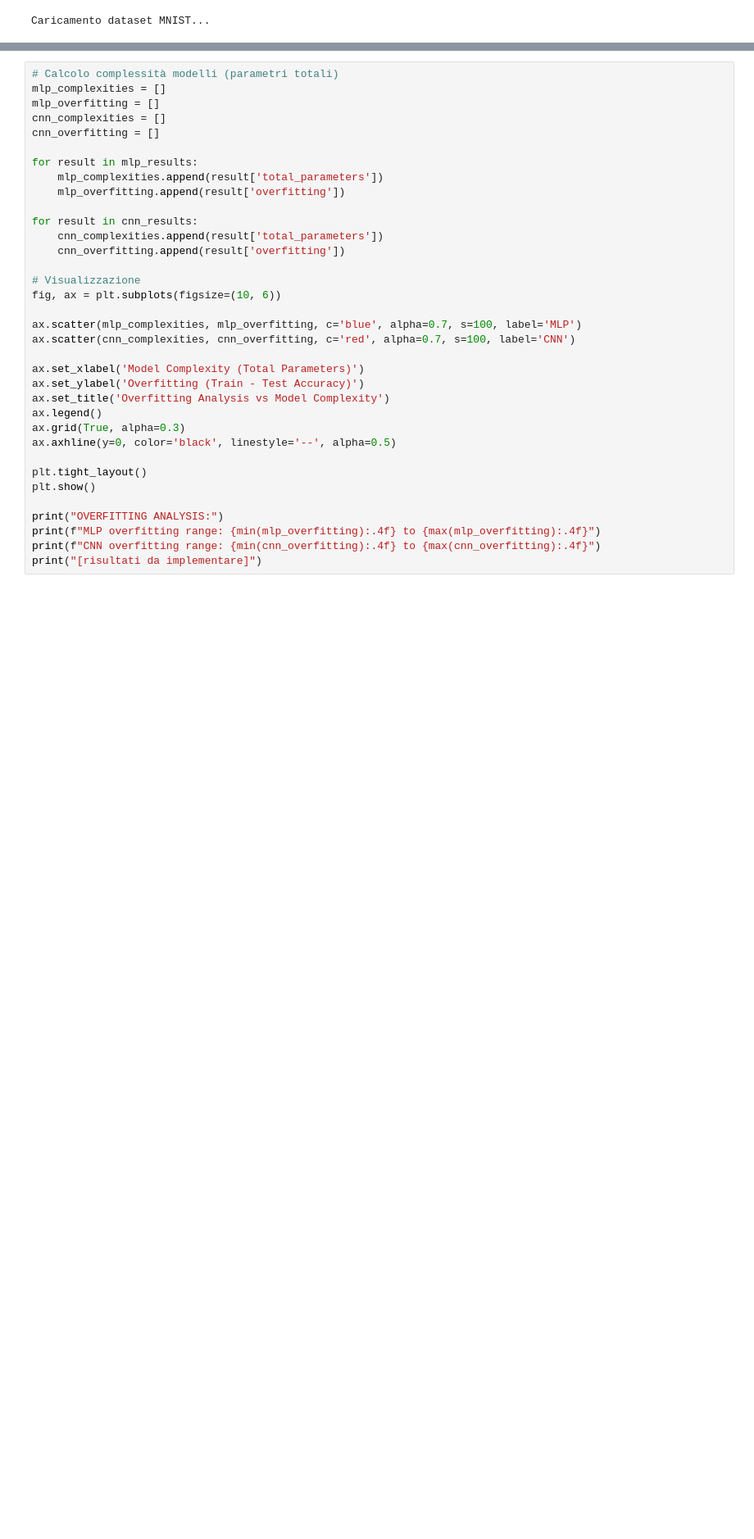
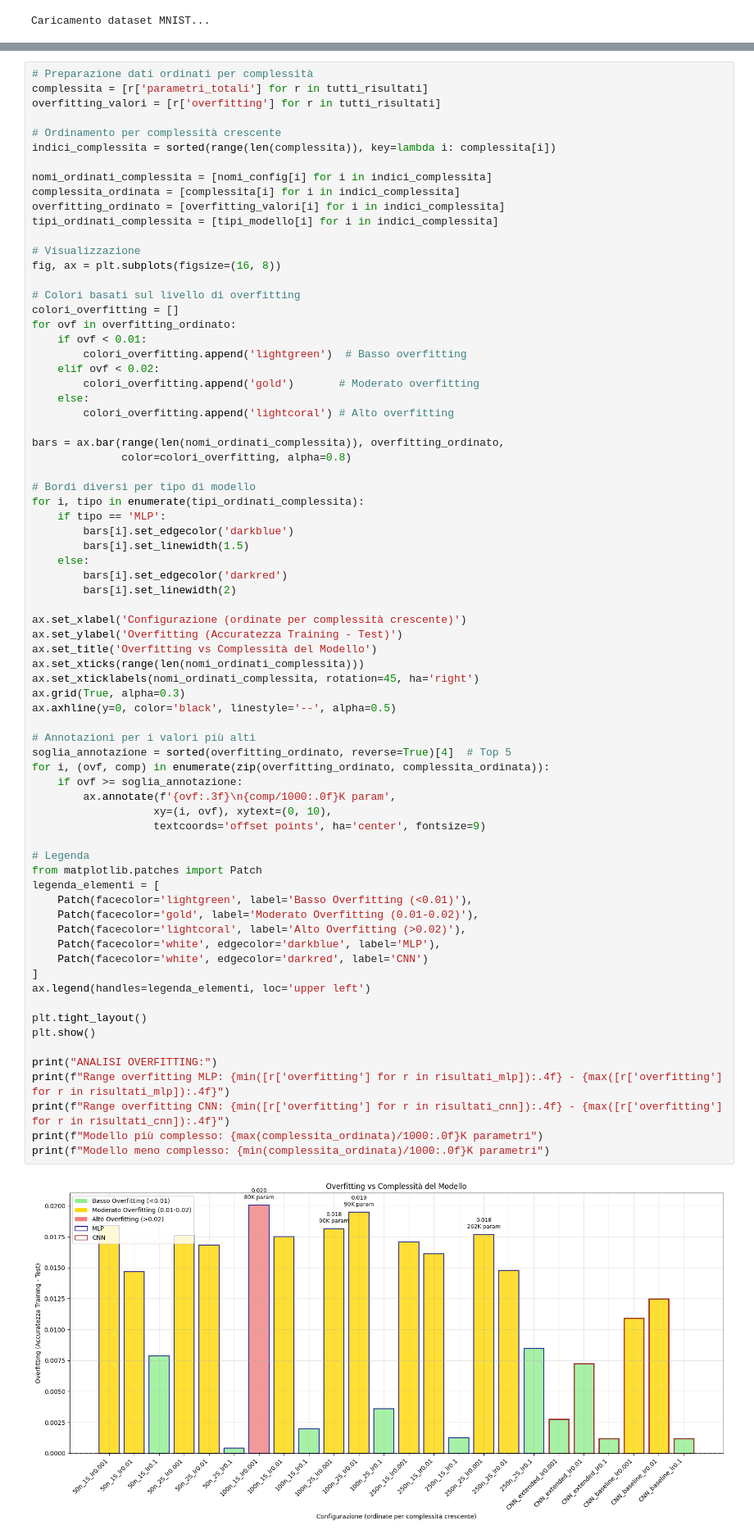
Before and after one commit to GiulioBotta/MiniProgettoAI, a Jupyter notebook: progetto.ipynb, the cells around one changed output, grey strips where cells are left out. Shown: that part at 82% size. Cells and saved outputs as stored; diff of their text form; blank space fills up the shorter version.

```diff
--- a/progetto.ipynb
+++ b/progetto.ipynb
@@ -531,36 +579,75 @@ Studio del gap tra training e test accuracy in relazione alla complessità del m
 # %%
-# Calcolo complessità modelli (parametri totali)
-mlp_complexities = []
-mlp_overfitting = []
-cnn_complexities = []
-cnn_overfitting = []
+# Preparazione dati ordinati per complessità
+complessita = [r['parametri_totali'] for r in tutti_risultati]
+overfitting_valori = [r['overfitting'] for r in tutti_risultati]
 
-for result in mlp_results:
-    mlp_complexities.append(result['total_parameters'])
-    mlp_overfitting.append(result['overfitting'])
+# Ordinamento per complessità crescente
+indici_complessita = sorted(range(len(complessita)), key=lambda i: complessita[i])
 
-for result in cnn_results:
-    cnn_complexities.append(result['total_parameters'])
-    cnn_overfitting.append(result['overfitting'])
+nomi_ordinati_complessita = [nomi_config[i] for i in indici_complessita]
+complessita_ordinata = [complessita[i] for i in indici_complessita]
+overfitting_ordinato = [overfitting_valori[i] for i in indici_complessita]
+tipi_ordinati_complessita = [tipi_modello[i] for i in indici_complessita]
 
 # Visualizzazione
-fig, ax = plt.subplots(figsize=(10, 6))
+fig, ax = plt.subplots(figsize=(16, 8))
 
-ax.scatter(mlp_complexities, mlp_overfitting, c='blue', alpha=0.7, s=100, label='MLP')
-ax.scatter(cnn_complexities, cnn_overfitting, c='red', alpha=0.7, s=100, label='CNN')
+# Colori basati sul livello di overfitting
+colori_overfitting = []
+for ovf in overfitting_ordinato:
+    if ovf < 0.01:
+        colori_overfitting.append('lightgreen')  # Basso overfitting
+    elif ovf < 0.02:
+        colori_overfitting.append('gold')       # Moderato overfitting
+    else:
+        colori_overfitting.append('lightcoral') # Alto overfitting
 
-ax.set_xlabel('Model Complexity (Total Parameters)')
-ax.set_ylabel('Overfitting (Train - Test Accuracy)')
-ax.set_title('Overfitting Analysis vs Model Complexity')
-ax.legend()
+bars = ax.bar(range(len(nomi_ordinati_complessita)), overfitting_ordinato,
+              color=colori_overfitting, alpha=0.8)
+
+# Bordi diversi per tipo di modello
+for i, tipo in enumerate(tipi_ordinati_complessita):
+    if tipo == 'MLP':
+        bars[i].set_edgecolor('darkblue')
+        bars[i].set_linewidth(1.5)
+    else:
+        bars[i].set_edgecolor('darkred')
+        bars[i].set_linewidth(2)
+
+ax.set_xlabel('Configurazione (ordinate per complessità crescente)')
+ax.set_ylabel('Overfitting (Accuratezza Training - Test)')
+ax.set_title('Overfitting vs Complessità del Modello')
+ax.set_xticks(range(len(nomi_ordinati_complessita)))
+ax.set_xticklabels(nomi_ordinati_complessita, rotation=45, ha='right')
 ax.grid(True, alpha=0.3)
 ax.axhline(y=0, color='black', linestyle='--', alpha=0.5)
+
+# Annotazioni per i valori più alti
+soglia_annotazione = sorted(overfitting_ordinato, reverse=True)[4]  # Top 5
+for i, (ovf, comp) in enumerate(zip(overfitting_ordinato, complessita_ordinata)):
+    if ovf >= soglia_annotazione:
+        ax.annotate(f'{ovf:.3f}\n{comp/1000:.0f}K param',
+                   xy=(i, ovf), xytext=(0, 10),
+                   textcoords='offset points', ha='center', fontsize=9)
+
+# Legenda
+from matplotlib.patches import Patch
+legenda_elementi = [
+    Patch(facecolor='lightgreen', label='Basso Overfitting (<0.01)'),
+    Patch(facecolor='gold', label='Moderato Overfitting (0.01-0.02)'),
+    Patch(facecolor='lightcoral', label='Alto Overfitting (>0.02)'),
+    Patch(facecolor='white', edgecolor='darkblue', label='MLP'),
+    Patch(facecolor='white', edgecolor='darkred', label='CNN')
+]
+ax.legend(handles=legenda_elementi, loc='upper left')
 
 plt.tight_layout()
 plt.show()
 
-print("OVERFITTING ANALYSIS:")
-print(f"MLP overfitting range: {min(mlp_overfitting):.4f} to {max(mlp_overfitting):.4f}")
-print(f"CNN overfitting range: {min(cnn_overfitting):.4f} to {max(cnn_overfitting):.4f}")
-print("[risultati da implementare]")
+print("ANALISI OVERFITTING:")
+print(f"Range overfitting MLP: {min([r['overfitting'] for r in risultati_mlp]):.4f} - {max([r['overfitting'] for r in risultati_mlp]):.4f}")
+print(f"Range overfitting CNN: {min([r['overfitting'] for r in risultati_cnn]):.4f} - {max([r['overfitting'] for r in risultati_cnn]):.4f}")
+print(f"Modello più complesso: {max(complessita_ordinata)/1000:.0f}K parametri")
+print(f"Modello meno complesso: {min(complessita_ordinata)/1000:.0f}K parametri")
 # %% [output]
+[figure, added]
```
Also changed, not shown: parts of 78 cells of this notebook, 1 other file.
